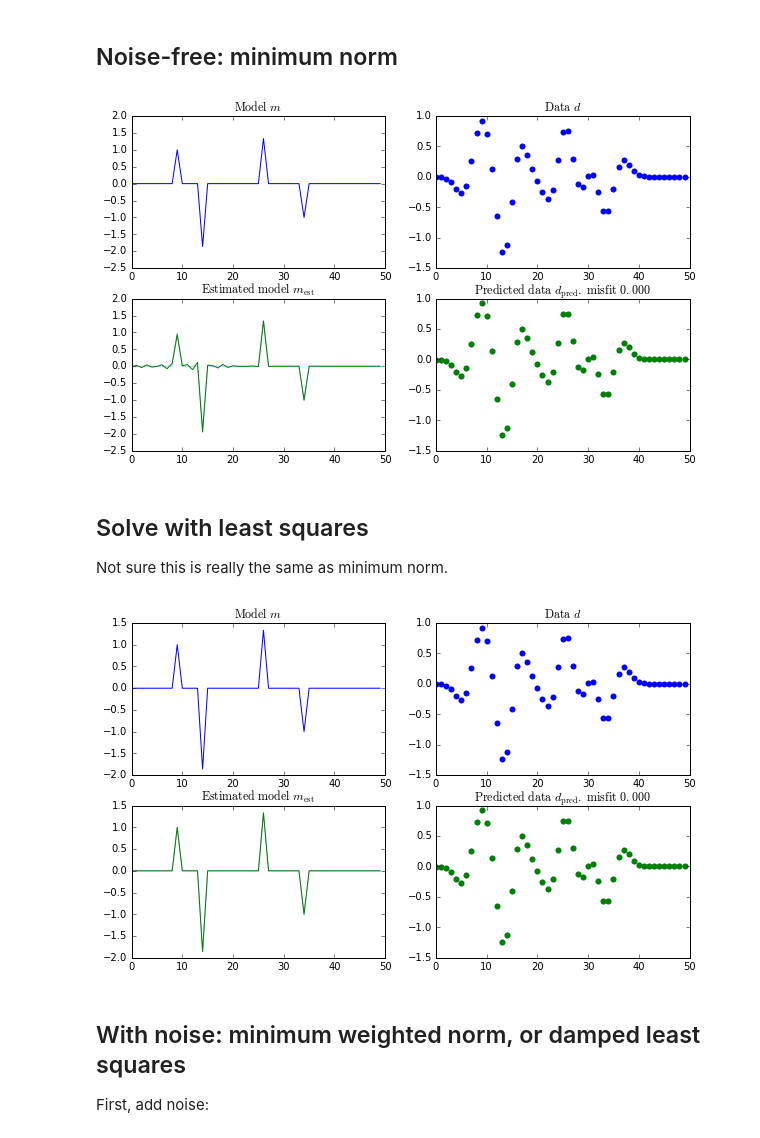
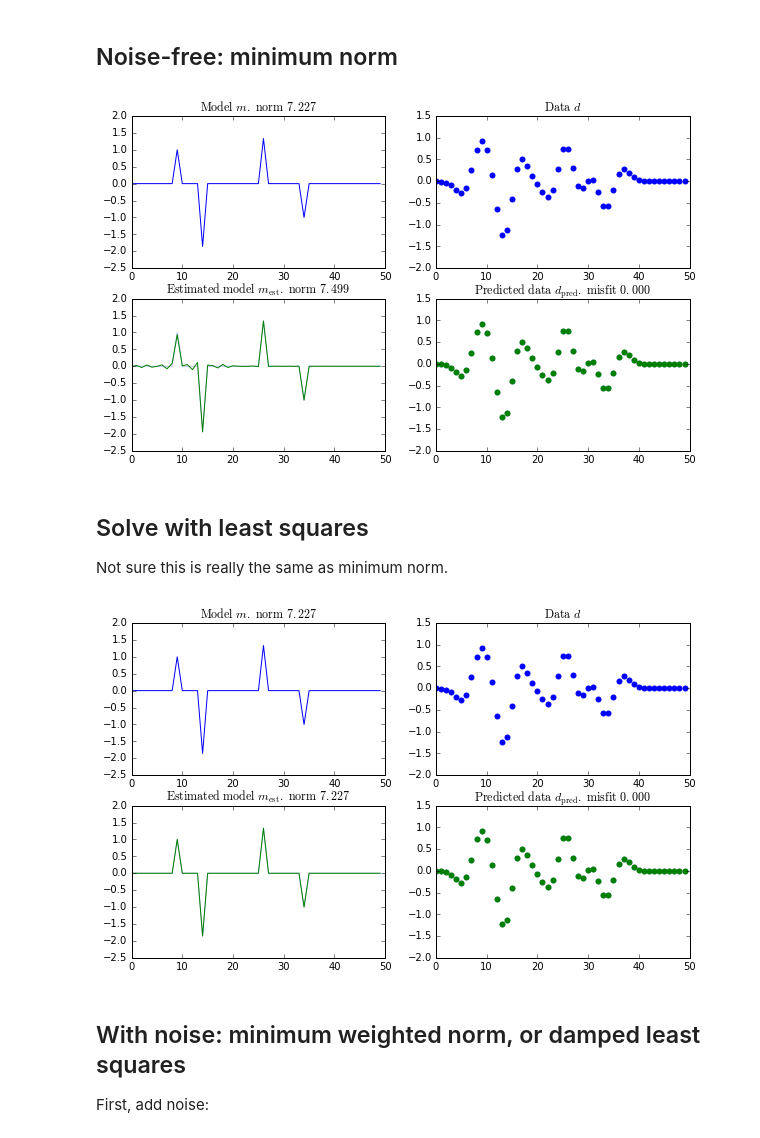
Before and after one commit to kwinkunks/axb, a Jupyter notebook: NumPy_wavelets.ipynb, the cells around one changed output. Saved outputs shown, nothing was run; the diff lists cells and outputs as text; code cells hidden in the pictures.

```diff
--- a/NumPy_wavelets.ipynb
+++ b/NumPy_wavelets.ipynb
@@ -19,6 +23,9 @@ sklearn.__version__
 # %% [output]
 '0.18'
 # %%
+def norm(m):
+    return m.T @ m
+
 def misfit(d, d_pred):
     misfit = (d_pred - d).T @ (d_pred - d)
     return np.asscalar(misfit)
@@ -31,17 +38,20 @@ def plot_all(m, d, m_est, d_pred, equalize=True):
 
     ax0 = fig.add_subplot(2,2,1)
     ax0.plot(m)
-    ax0.set_title("$\mathrm{Model}\ m$")
+    t = "$\mathrm{{Model}}\ m.\ \mathrm{{norm}}\ {:.3f}$"
+    ax0.set_title(t.format(norm(m)))
     ax0_mi, ax0_ma = ax0.get_ylim()
 
     ax1 = fig.add_subplot(2,2,2)
     ax1.plot(d, 'o', mew=0)
     ax1.set_title("$\mathrm{Data}\ d$")
+    ax1_mi, ax1_ma = ax1.get_ylim()
 
     ax2 = fig.add_subplot(2,2,3)
     ax2.plot(m, alpha=0.25)
     ax2.plot(m_est)
-    ax2.set_title("$\mathrm{Estimated\ model}\ m_\mathrm{est}$")
+    t = "$\mathrm{{Estimated\ model}}\ m_\mathrm{{est}}.\ \mathrm{{norm}}\ {:.3f}$"
+    ax2.set_title(t.format(norm(m_est)))
     ax2_mi, ax2_ma = ax2.get_ylim()
 
     ax3 = fig.add_subplot(2,2,4)
@@ -49,6 +59,7 @@ def plot_all(m, d, m_est, d_pred, equalize=True):
     ax3.plot(d_pred, 'o', mew=0)
     t = "$\mathrm{{Predicted\ data}}\ d_\mathrm{{pred}}.\ \mathrm{{misfit}}\ {:.3f}$"
     ax3.set_title(t.format(misfit(d, d_pred)))
+    ax3_mi, ax3_ma = ax3.get_ylim()
 
     if equalize:
         ax0.set_ylim(min(ax0_mi, ax2_mi) - 0.5,
@@ -57,6 +68,12 @@ def plot_all(m, d, m_est, d_pred, equalize=True):
         ax2.set_ylim(min(ax0_mi, ax2_mi) - 0.5,
                      max(ax0_ma, ax2_ma) + 0.5)
 
+        ax1.set_ylim(min(ax1_mi, ax3_mi) - 0.5,
+                     max(ax1_ma, ax3_ma) + 0.5)
+
+        ax3.set_ylim(min(ax1_mi, ax3_mi) - 0.5,
+                     max(ax1_ma, ax3_ma) + 0.5)
+
     plt.show()
 # %%
 from scipy import linalg as spla
@@ -174,7 +191,7 @@ d_pred = G @ m_est
 # %%
 plot_all(m, d, m_est, d_pred)
 # %% [output]
-[figure, old version]
+[figure, new version]
 # %% [markdown]
 ## Solve with least squares
 
@@ -183,9 +200,9 @@ Not sure this is really the same as minimum norm.
 m_est = la.lstsq(G, d)[0]
 d_pred = G @ m_est
 # %%
-plot_all(m, d, m_est, d_pred, equalize=False)
+plot_all(m, d, m_est, d_pred)
 # %% [output]
-[figure, old version]
+[figure, new version]
 # %% [markdown]
 ## With noise: minimum weighted norm, or damped least squares
 
```
Also changed, not shown: parts of 18 cells of this notebook.
